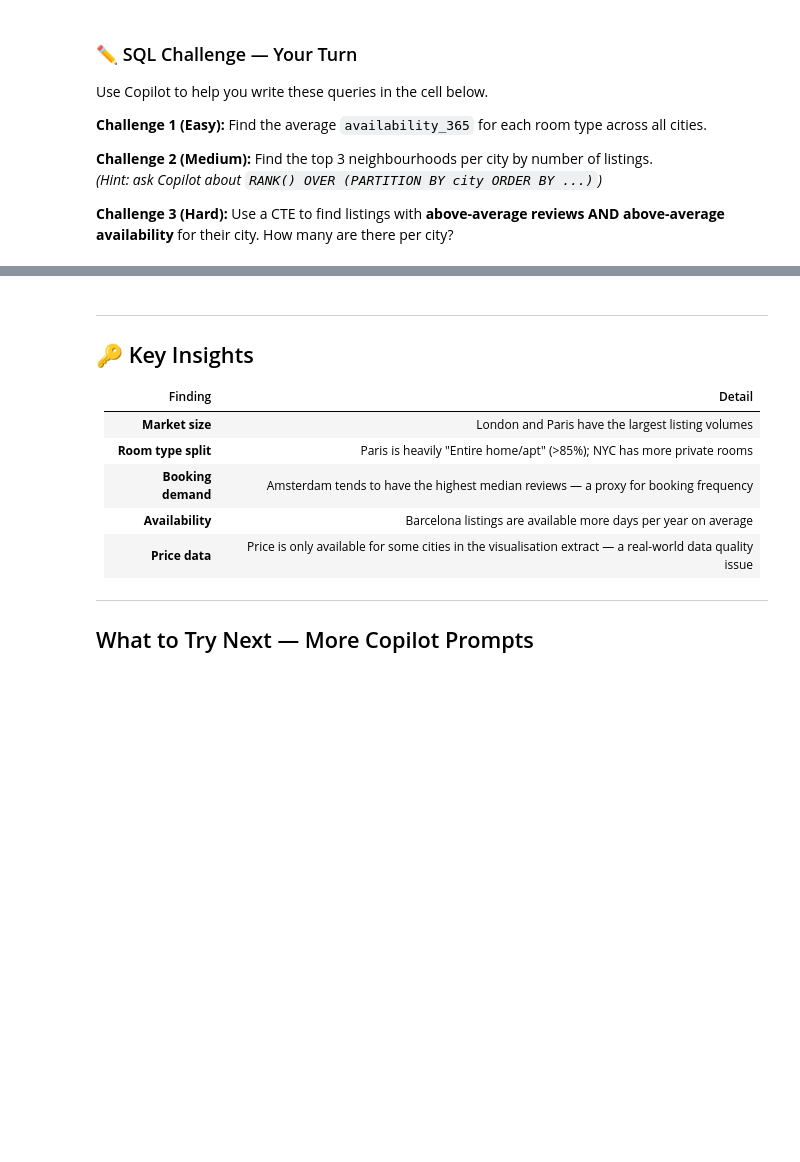
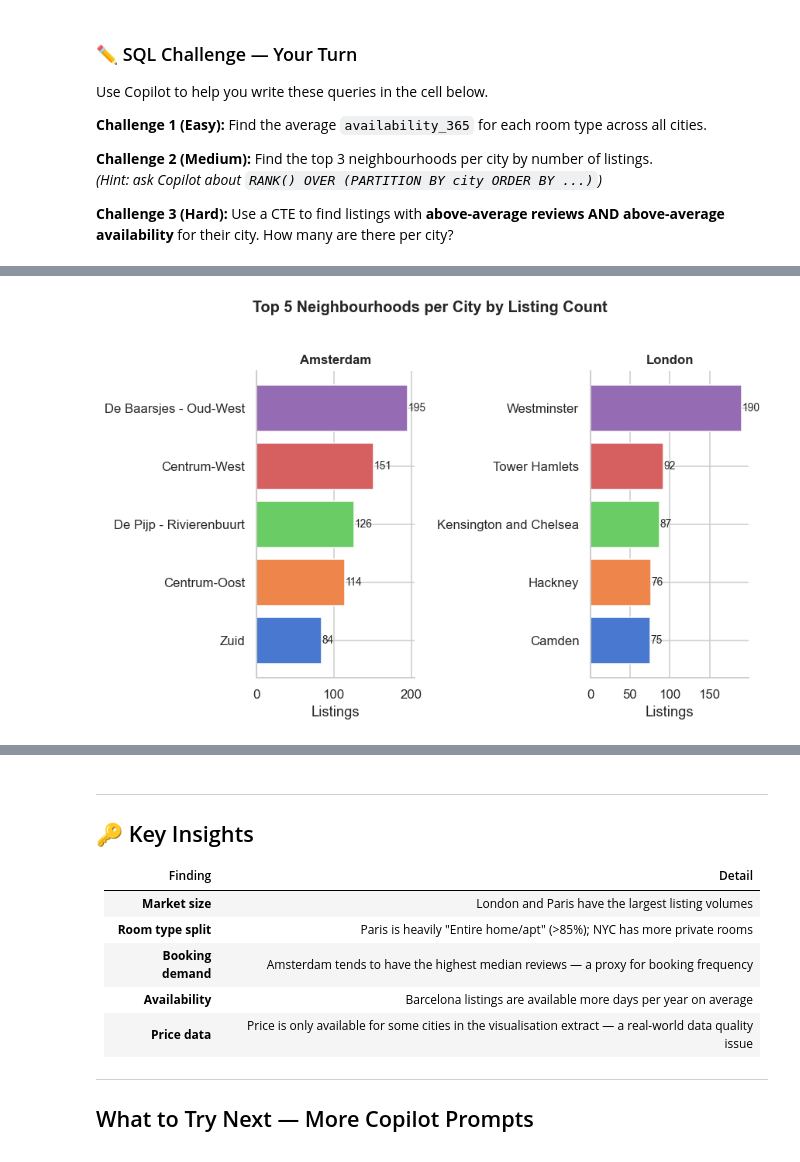
Before and after one commit to kevinprinsloo/sky-copilot-workshop, a Jupyter notebook: samples/air-bnb-workshop.ipynb, the cells around one changed output, grey strips where cells are left out. Cells and saved outputs as stored; diff of their text form; code cells hidden in the pictures; blank space fills up the shorter version.

```diff
--- a/samples/air-bnb-workshop.ipynb
+++ b/samples/air-bnb-workshop.ipynb
@@ -497,7 +434,9 @@ axes[0].tick_params(axis="x", rotation=30)
 
 for city in df["city"].unique():
     sub = df[df["city"] == city]["availability_365"].dropna()
-    sub.plot.kde(ax=axes[1], label=city)
+    # Guard: KDE needs at least 2 non-identical values
+    if len(sub) >= 2 and sub.std() > 0:
+        sub.plot.kde(ax=axes[1], label=city)
 axes[1].set_title("Availability (Days/Year) Distribution", fontsize=12, fontweight="bold")
 axes[1].set_xlabel("Days Available per Year")
 axes[1].legend()
@@ -687,0 +742,58 @@ Use Copilot to help you write these queries in the cell below.
+# %%
+import duckdb
+
+# Neighbourhood-level statistics — top 5 per city by listing count
+# Minimum 10 listings per neighbourhood to filter out statistical noise
+neighbourhood_stats = duckdb.query("""
+    SELECT
+        city,
+        neighbourhood,
+        COUNT(*)                                       AS listings,
+        ROUND(MEDIAN(price_capped), 0)                 AS median_price,
+        ROUND(AVG(availability_365), 1)                AS avg_availability_days,
+        ROUND(AVG(number_of_reviews), 1)               AS avg_reviews,
+        ROUND(AVG(calculated_host_listings_count), 1)  AS avg_host_listings
+    FROM df
+    WHERE has_price
+      AND neighbourhood IS NOT NULL
+    GROUP BY city, neighbourhood
+    HAVING COUNT(*) >= 10
+    ORDER BY city, listings DESC
+""").df()
+
+# Top 5 neighbourhoods per city — use rank() to avoid pandas groupby column-drop issues
+neighbourhood_stats["rank"] = (
+    neighbourhood_stats
+    .groupby("city")["listings"]
+    .rank(method="first", ascending=False)
+)
+top5 = neighbourhood_stats[neighbourhood_stats["rank"] <= 5].reset_index(drop=True)
+
+# Plot: faceted horizontal bar charts — one panel per city
+cities = top5["city"].unique()
+n_cities = len(cities)
+
+fig, axes = plt.subplots(1, n_cities, figsize=(4 * n_cities, 5), sharey=False)
+if n_cities == 1:
+    axes = [axes]
+
+palette = sns.color_palette("muted", 5)
+
+for ax, city in zip(axes, cities):
+    data = top5[top5["city"] == city].sort_values("listings")
+    bars = ax.barh(data["neighbourhood"], data["listings"], color=palette)
+    ax.set_title(city, fontsize=11, fontweight="bold")
+    ax.set_xlabel("Listings")
+    ax.set_ylabel("")
+    # Add value labels at end of each bar
+    for bar in bars:
+        width = bar.get_width()
+        ax.text(width + 0.5, bar.get_y() + bar.get_height() / 2,
+                f"{int(width)}", va="center", ha="left", fontsize=9)
+    ax.spines[["top", "right"]].set_visible(False)
+
+fig.suptitle("Top 5 Neighbourhoods per City by Listing Count", fontsize=13, fontweight="bold", y=1.02)
+plt.tight_layout()
+plt.show()
+# %% [output]
+[figure, added]
```
Also changed, not shown: parts of 28 cells of this notebook, 5 other files.
